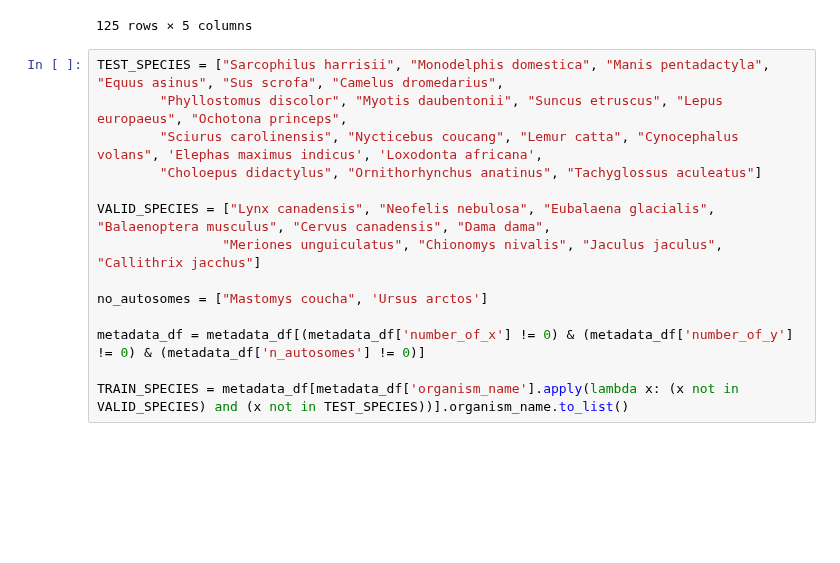
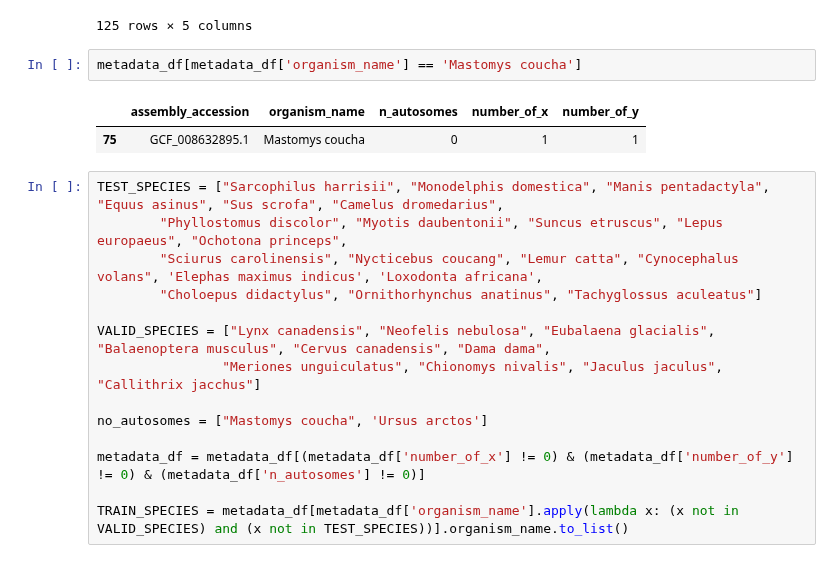
Before and after one commit to AIRI-Institute/GENA_LM, a Jupyter notebook: downstream_tasks/gender_classification/merge_and_check_mammals_dataset.ipynb, the cells around one changed output. Drawn from its saved outputs; the diff is of its cells as text; blank space fills up the shorter version.

```diff
--- a/downstream_tasks/gender_classification/merge_and_check_mammals_dataset.ipynb
+++ b/downstream_tasks/gender_classification/merge_and_check_mammals_dataset.ipynb
@@ -30,6 +30,11 @@ metadata_df
 | 123 | GCF_028023285.1 | Balaenoptera ricei | 54 | 1 | 0 |
 | 124 | GCF_029407905.1 | Bubalus kerabau | 23 | 1 | 0 |
 125 rows × 5 columns
+# %%
+metadata_df[metadata_df['organism_name'] == 'Mastomys coucha']
+# %% [output]
+|  | assembly_accession | organism_name | n_autosomes | number_of_x | number_of_y |
+| 75 | GCF_008632895.1 | Mastomys coucha | 0 | 1 | 1 |
 # %%
 TEST_SPECIES = ["Sarcophilus harrisii", "Monodelphis domestica", "Manis pentadactyla", "Equus asinus", "Sus scrofa", "Camelus dromedarius",
         "Phyllostomus discolor", "Myotis daubentonii", "Suncus etruscus", "Lepus europaeus", "Ochotona princeps",
```
Also changed, not shown: parts of 12 cells of this notebook, 29 other files.
